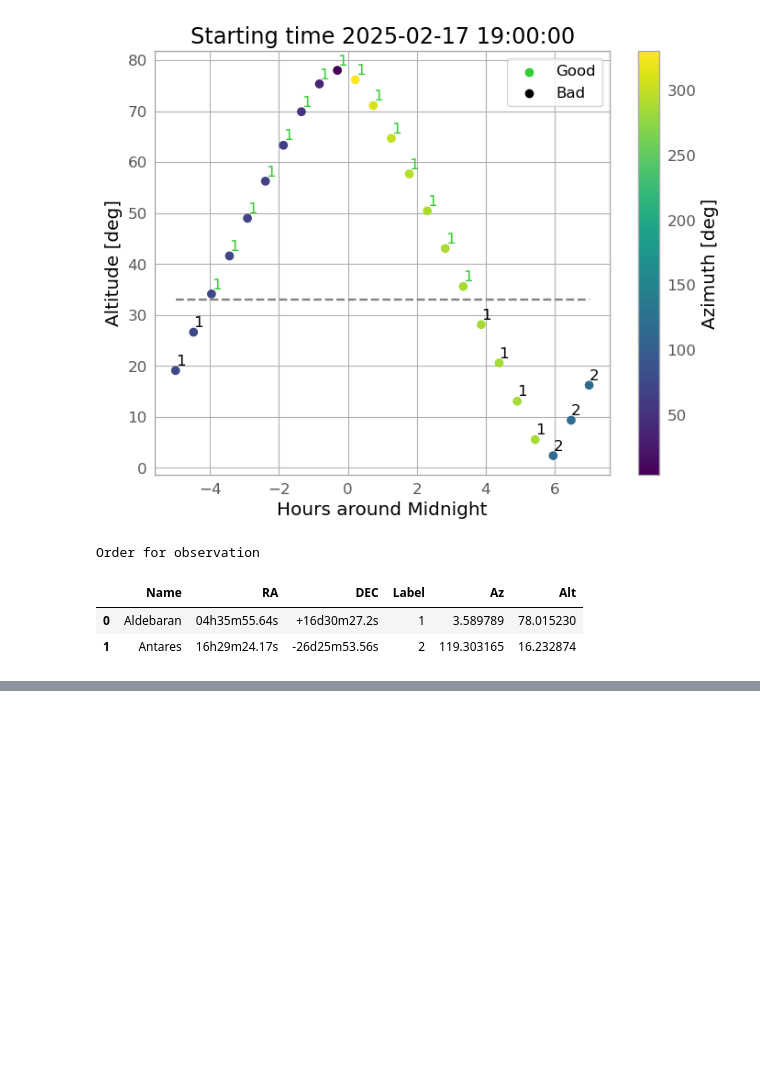
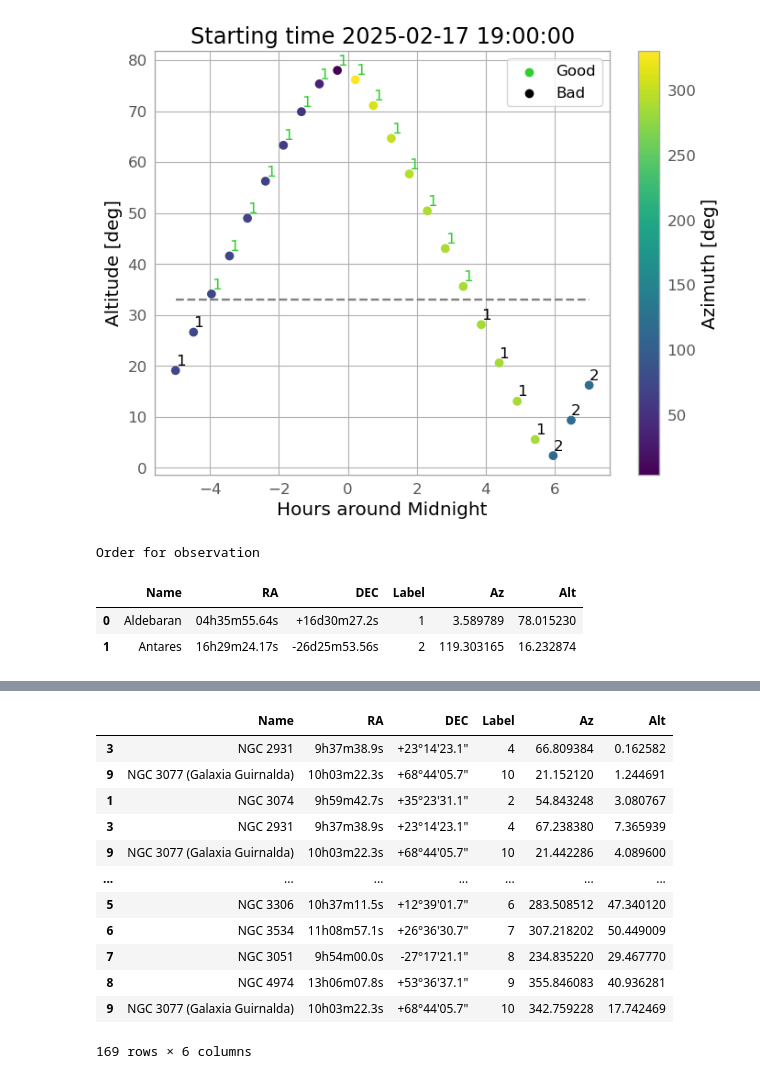
Before and after one commit to ccuellarn/Transient-Operation, a Jupyter notebook: Sketch.ipynb, the cells around one changed output, grey strips where cells are left out. Cells and saved outputs as stored; diff of their text form; code cells hidden in the pictures; blank space fills up the shorter version.

```diff
--- a/Sketch.ipynb
+++ b/Sketch.ipynb
@@ -254,0 +259,28 @@ Order for observation
+# %%
+#Playtime data
+
+#Tuple in order of (latitude,longitude)
+observer = '4-35-56-N' ,'74-04-51-W'
+
+#Data Frame with information of the objects, we are working with the three limit cases: Is observable, is not and is near to the horizon
+aler = pd.DataFrame([])
+al = pd.read_csv(r"C:\Users\clauw\Documents\Programming\Transient-Operation\positions_general_catalogue.csv", delimiter=',')
+
+aler['Name'] = al['Nombre']
+aler['RA'] = al[' AR (J2000)']
+aler['DEC'] = al[' Dec (J2000)']
+
+#Slot of time and date
+date_i = '2025-03-13 19:00:00'
+date_f = '2025-03-14 07:00:00'
+
+#Time scale of the observation, the minimum is 5 seconds
+timescale = ['m', 30]
+
+#Priority\order items 'Extraordinary','High','Medium','Low'
+priority = ['E','H','M','L']
+
+#Limit of telescopes for good observations, usually are 33 degree on altitude
+limit = 33
+
+aler
@@ -254,0 +322,24 @@ Order for observation
+# %%
+Data = Observations(observer, alert, date_i, date_f,timescale,many)
+time = DeltaTime(date_i,date_f,timescale)
+limits, order, order_alerts = EstablishLimits(Data,many)
+
+ALT = [each for each in Data['Alt']]
+AZ = Data['Az']
+label = [each for each in Data['Label']]
+
+Data
+# %% [output]
+|  | Name | RA | DEC | Label | Az | Alt |
+| 3 | NGC 2931 | 9h37m38.9s | +23°14'23.1" | 4 | 66.809384 | 0.162582 |
+| 9 | NGC 3077 (Galaxia Guirnalda) | 10h03m22.3s | +68°44'05.7" | 10 | 21.152120 | 1.244691 |
+| 1 | NGC 3074 | 9h59m42.7s | +35°23'31.1" | 2 | 54.843248 | 3.080767 |
+| 3 | NGC 2931 | 9h37m38.9s | +23°14'23.1" | 4 | 67.238380 | 7.365939 |
+| 9 | NGC 3077 (Galaxia Guirnalda) | 10h03m22.3s | +68°44'05.7" | 10 | 21.442286 | 4.089600 |
+| ... | ... | ... | ... | ... | ... | ... |
+| 5 | NGC 3306 | 10h37m11.5s | +12°39'01.7" | 6 | 283.508512 | 47.340120 |
+| 6 | NGC 3534 | 11h08m57.1s | +26°36'30.7" | 7 | 307.218202 | 50.449009 |
+| 7 | NGC 3051 | 9h54m00.0s | -27°17'21.1" | 8 | 234.835220 | 29.467770 |
+| 8 | NGC 4974 | 13h06m07.8s | +53°36'37.1" | 9 | 355.846083 | 40.936281 |
+| 9 | NGC 3077 (Galaxia Guirnalda) | 10h03m22.3s | +68°44'05.7" | 10 | 342.759228 | 17.742469 |
+169 rows × 6 columns
```
Also changed, not shown: parts of 10 cells of this notebook, 1 other file.
